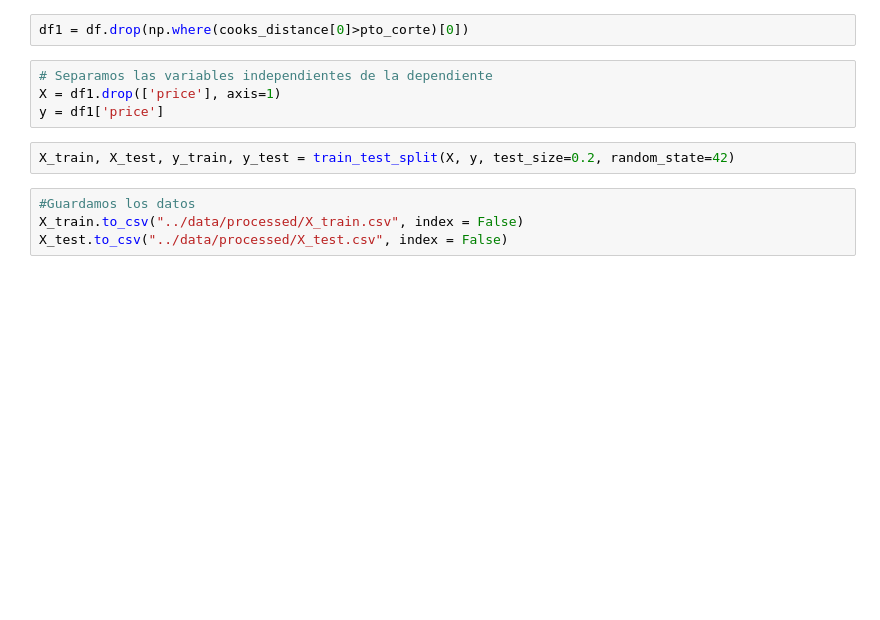
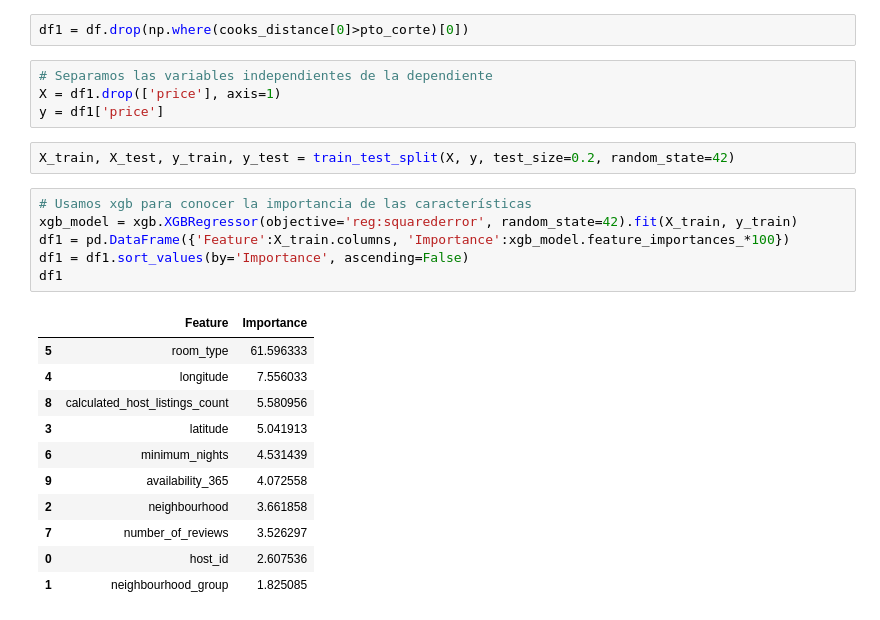
Before and after one commit to EnriqueEsnola/algoritmo-machine-learning, a Jupyter notebook: src/explore.ipynb, the cells around one changed output. Cells and saved outputs as stored; diff of their text form; blank space fills up the shorter version.

```diff
--- a/src/explore.ipynb
+++ b/src/explore.ipynb
@@ -178,7 +180,21 @@ X = df1.drop(['price'], axis=1)
 y = df1['price']
 # %%
 X_train, X_test, y_train, y_test = train_test_split(X, y, test_size=0.2, random_state=42)
-# %%
-#Guardamos los datos
-X_train.to_csv("../data/processed/X_train.csv", index = False)
-X_test.to_csv("../data/processed/X_test.csv", index = False)
+# %%
+# Usamos xgb para conocer la importancia de las características
+xgb_model = xgb.XGBRegressor(objective='reg:squarederror', random_state=42).fit(X_train, y_train)
+df1 = pd.DataFrame({'Feature':X_train.columns, 'Importance':xgb_model.feature_importances_*100})
+df1 = df1.sort_values(by='Importance', ascending=False)
+df1
+# %% [output]
+|  | Feature | Importance |
+| 5 | room_type | 61.596333 |
+| 4 | longitude | 7.556033 |
+| 8 | calculated_host_listings_count | 5.580956 |
+| 3 | latitude | 5.041913 |
+| 6 | minimum_nights | 4.531439 |
+| 9 | availability_365 | 4.072558 |
+| 2 | neighbourhood | 3.661858 |
+| 7 | number_of_reviews | 3.526297 |
+| 0 | host_id | 2.607536 |
+| 1 | neighbourhood_group | 1.825085 |
```
Also changed, not shown: parts of 8 cells of this notebook.
